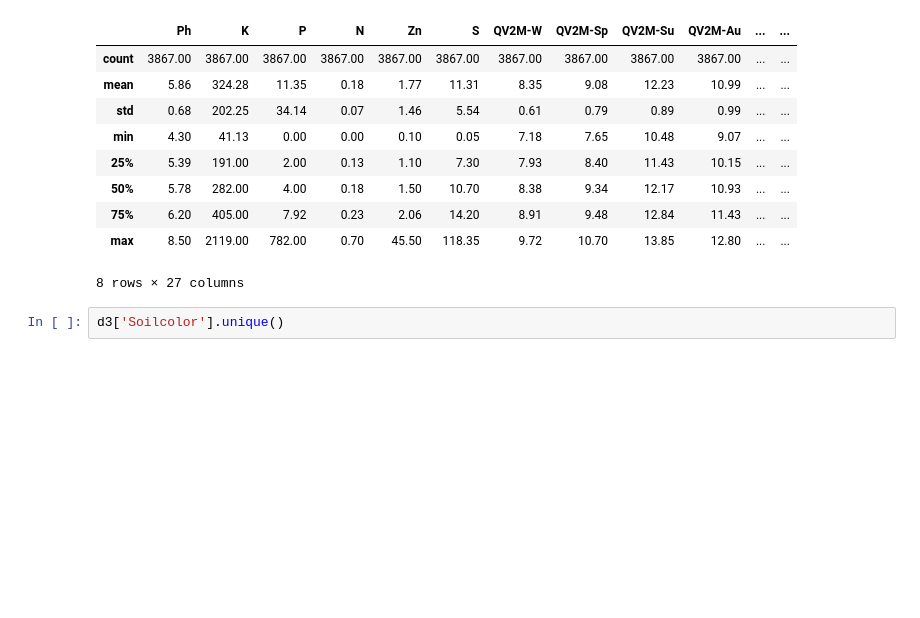
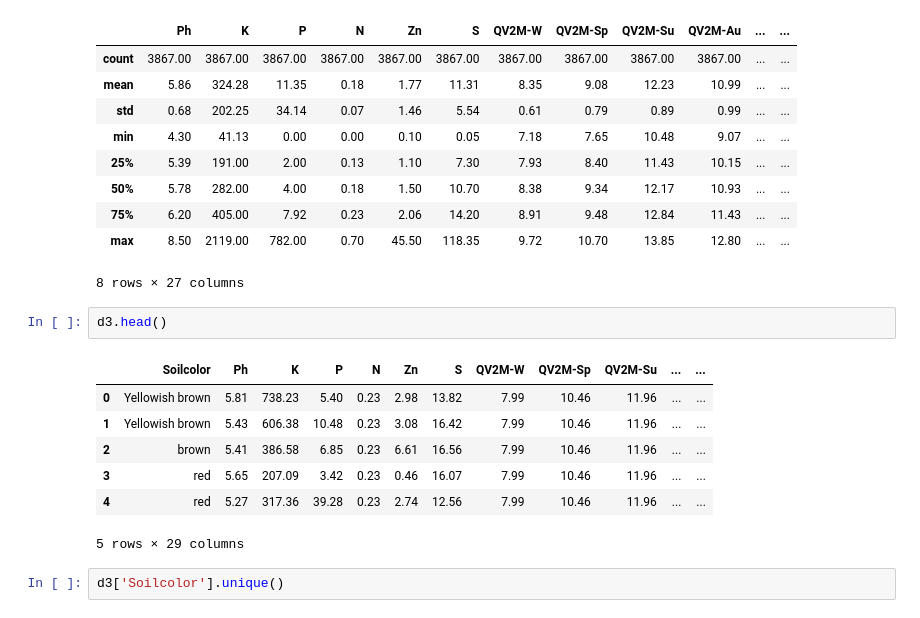
Before and after one commit to Deadman621/crop-rs, a Jupyter notebook: tabular.ipynb, the cells around one changed output. Drawn from its saved outputs; the diff is of its cells as text; blank space fills up the shorter version.

```diff
--- a/tabular.ipynb
+++ b/tabular.ipynb
@@ -51,6 +102,16 @@ d3.describe()
 | 75% | 6.20 | 405.00 | 7.92 | 0.23 | 2.06 | 14.20 | 8.91 | 9.48 | 12.84 | 11.43 | ... | ... |
 | max | 8.50 | 2119.00 | 782.00 | 0.70 | 45.50 | 118.35 | 9.72 | 10.70 | 13.85 | 12.80 | ... | ... |
 8 rows × 27 columns
+# %%
+d3.head()
+# %% [output]
+|  | Soilcolor | Ph | K | P | N | Zn | S | QV2M-W | QV2M-Sp | QV2M-Su | ... | ... |
+| 0 | Yellowish brown | 5.81 | 738.23 | 5.40 | 0.23 | 2.98 | 13.82 | 7.99 | 10.46 | 11.96 | ... | ... |
+| 1 | Yellowish brown | 5.43 | 606.38 | 10.48 | 0.23 | 3.08 | 16.42 | 7.99 | 10.46 | 11.96 | ... | ... |
+| 2 | brown | 5.41 | 386.58 | 6.85 | 0.23 | 6.61 | 16.56 | 7.99 | 10.46 | 11.96 | ... | ... |
+| 3 | red | 5.65 | 207.09 | 3.42 | 0.23 | 0.46 | 16.07 | 7.99 | 10.46 | 11.96 | ... | ... |
+| 4 | red | 5.27 | 317.36 | 39.28 | 0.23 | 2.74 | 12.56 | 7.99 | 10.46 | 11.96 | ... | ... |
+5 rows × 29 columns
 # %%
 d3['Soilcolor'].unique()
 # %% [output]
```
Also changed, not shown: parts of 18 cells of this notebook, 6 other files.
